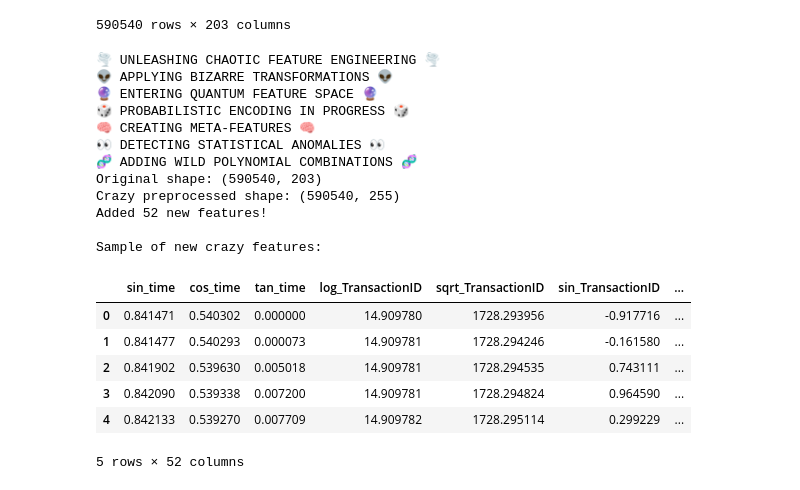
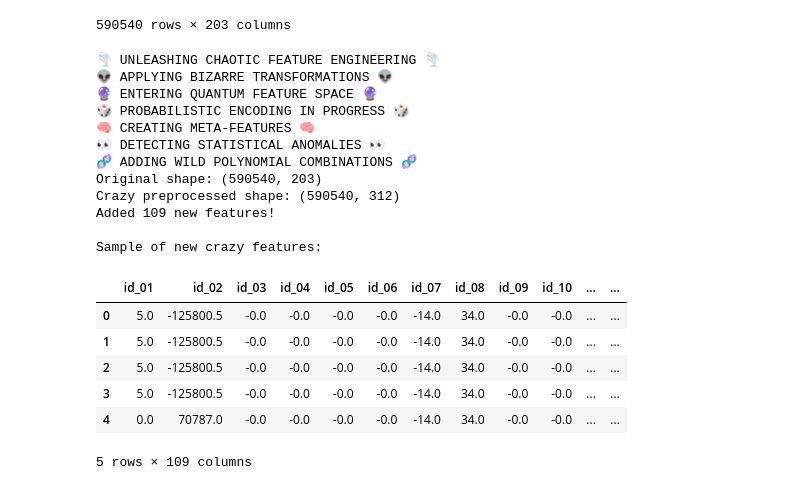
Before and after one commit to KrishBnsl/paykrypt, a Jupyter notebook: data_preprocess.ipynb, the cells around one changed output. Cells and saved outputs as stored; diff of their text form; code cells hidden in the pictures.

```diff
--- a/data_preprocess.ipynb
+++ b/data_preprocess.ipynb
@@ -3,8 +3,8 @@ import numpy as np
 import pandas as pd
 import matplotlib.pyplot as plt
 # %%
-trans_df = pd.read_csv("dataset/train_transaction.csv")
-iden_df = pd.read_csv("dataset/train_identity.csv")
+trans_df = pd.read_csv("train_transaction.csv")
+iden_df = pd.read_csv("train_identity.csv")
 # %%
 trans_df
 # %% [output]
@@ -210,6 +210,8 @@ trans_df
 | 590538 | 3577538 | 0 | 15811088 | 117.00 | W | 7826 | 481.0 | 150.0 | mastercard | ... |
 | 590539 | 3577539 | 0 | 15811131 | 279.95 | W | 15066 | 170.0 | 150.0 | mastercard | ... |
 590540 rows × 203 columns
+# %%
+full_df = pd.merge(trans_df, iden_df, on='TransactionID', how='left')
 # %%
 import numpy as np
 import pandas as pd
@@ -227,7 +229,7 @@ warnings.filterwarnings('ignore')
 print("🌪️ UNLEASHING CHAOTIC FEATURE ENGINEERING 🌪️")
 
 # Make a copy to avoid modifying original
-wild_df = trans_df.copy()
+wild_df = full_df.copy()
 
 # Create cyclical time features and explode them
 if 'TransactionDT' in wild_df.columns:
@@ -359,42 +361,42 @@ except:
 print("🧬 ADDING WILD POLYNOMIAL COMBINATIONS 🧬")
 
 # Add some polynomial combinations of the first few numeric columns
 numeric_sample = list(numeric_cols[:3])
 if len(numeric_sample) >= 2:
     try:
         wild_df['poly_combo_1'] = wild_df[numeric_sample[0]]**2 * np.sin(wild_df[numeric_sample[1]])
         wild_df['bizarro_ratio'] = wild_df[numeric_sample[0]] / (wild_df[numeric_sample[1]] + 1e-5)
     except:
         pass
 
 print(f"Original shape: {trans_df.shape}")
 print(f"Crazy preprocessed shape: {wild_df.shape}")
 print(f"Added {wild_df.shape[1] - trans_df.shape[1]} new features!")
 
 # Show a sample of new features
 new_features = [c for c in wild_df.columns if c not in trans_df.columns]
 print("\nSample of new crazy features:")
 wild_df[new_features].head()
 # %% [output]
 🌪️ UNLEASHING CHAOTIC FEATURE ENGINEERING 🌪️
 👽 APPLYING BIZARRE TRANSFORMATIONS 👽
 🔮 ENTERING QUANTUM FEATURE SPACE 🔮
 🎲 PROBABILISTIC ENCODING IN PROGRESS 🎲
 🧠 CREATING META-FEATURES 🧠
 👀 DETECTING STATISTICAL ANOMALIES 👀
 🧬 ADDING WILD POLYNOMIAL COMBINATIONS 🧬
 Original shape: (590540, 203)
-Crazy preprocessed shape: (590540, 255)
-Added 52 new features!
+Crazy preprocessed shape: (590540, 312)
+Added 109 new features!
 
 Sample of new crazy features:
-|  | sin_time | cos_time | tan_time | log_TransactionID | sqrt_TransactionID | sin_TransactionID | ... |
-| 0 | 0.841471 | 0.540302 | 0.000000 | 14.909780 | 1728.293956 | -0.917716 | ... |
-| 1 | 0.841477 | 0.540293 | 0.000073 | 14.909781 | 1728.294246 | -0.161580 | ... |
-| 2 | 0.841902 | 0.539630 | 0.005018 | 14.909781 | 1728.294535 | 0.743111 | ... |
-| 3 | 0.842090 | 0.539338 | 0.007200 | 14.909781 | 1728.294824 | 0.964590 | ... |
-| 4 | 0.842133 | 0.539270 | 0.007709 | 14.909782 | 1728.295114 | 0.299229 | ... |
+|  | id_01 | id_02 | id_03 | id_04 | id_05 | id_06 | id_07 | id_08 | id_09 | id_10 | ... | ... |
+| 0 | 5.0 | -125800.5 | -0.0 | -0.0 | -0.0 | -0.0 | -14.0 | 34.0 | -0.0 | -0.0 | ... | ... |
+| 1 | 5.0 | -125800.5 | -0.0 | -0.0 | -0.0 | -0.0 | -14.0 | 34.0 | -0.0 | -0.0 | ... | ... |
+| 2 | 5.0 | -125800.5 | -0.0 | -0.0 | -0.0 | -0.0 | -14.0 | 34.0 | -0.0 | -0.0 | ... | ... |
+| 3 | 5.0 | -125800.5 | -0.0 | -0.0 | -0.0 | -0.0 | -14.0 | 34.0 | -0.0 | -0.0 | ... | ... |
+| 4 | 0.0 | 70787.0 | -0.0 | -0.0 | -0.0 | -0.0 | -14.0 | 34.0 | -0.0 | -0.0 | ... | ... |
-5 rows × 52 columns
+5 rows × 109 columns
 # %%
 trans_df
 # %% [output]
```
Also changed, not shown: parts of 30 cells of this notebook.
